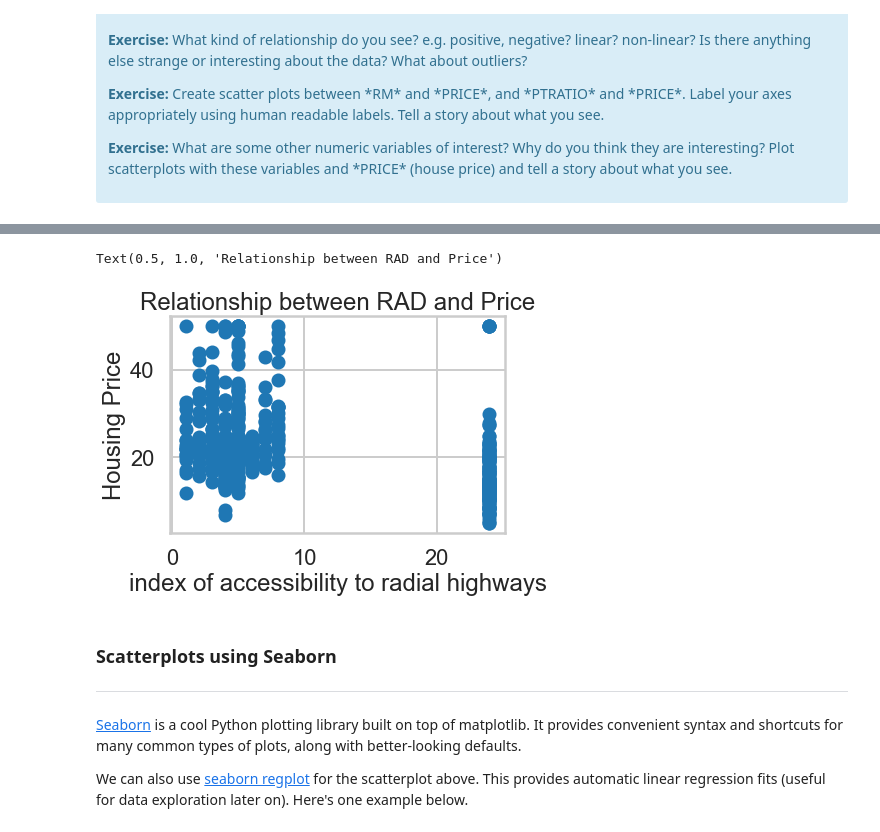
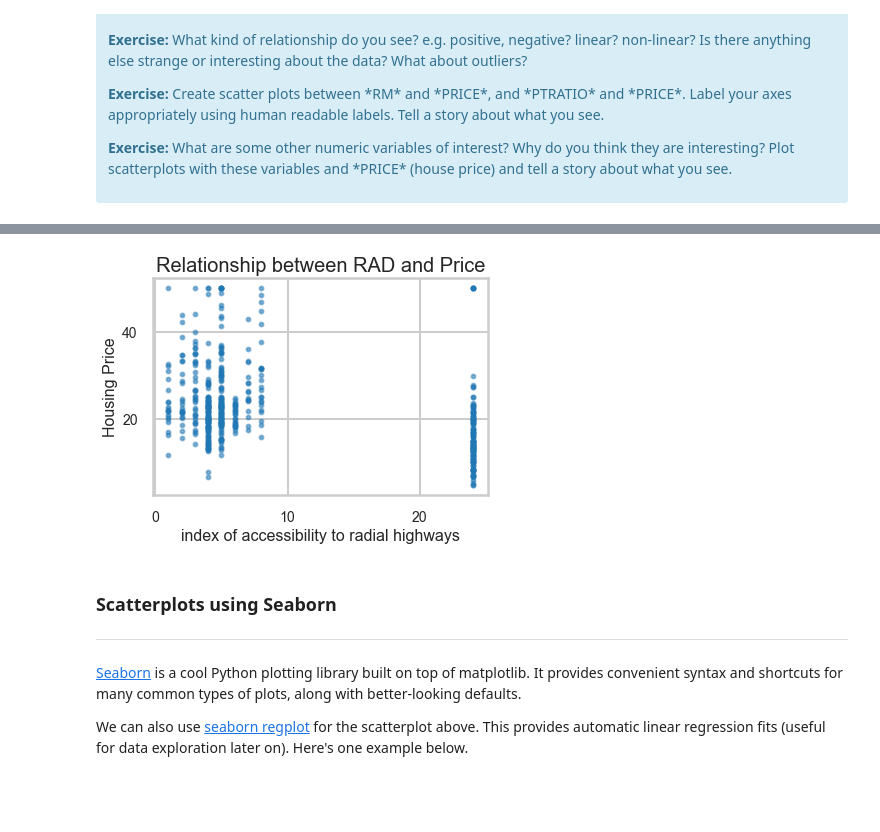
Before and after one commit to ProfAnshul/Linear_regression_Boston-Housing-dataset, a Jupyter notebook: Mini_Project_Linear_Regression.ipynb, the cells around one changed output, grey strips where cells are left out. Saved outputs shown, nothing was run; the diff lists cells and outputs as text; code cells hidden in the pictures; blank space fills up the shorter version.

```diff
--- a/Mini_Project_Linear_Regression.ipynb
+++ b/Mini_Project_Linear_Regression.ipynb
@@ -312,11 +322,14 @@ Text(0.5, 1.0, 'Relationship between PTRATIO and Price')
 # There is no relationship between PTratio and price
 # %%
-# your turn: create some other scatter plots
-plt.scatter(bos.RAD,bos.PRICE)
-plt.xlabel("index of accessibility to radial highways")
-plt.ylabel("Housing Price")
-plt.title("Relationship between RAD and Price")
+# Create some other scatter plots
+
+plt.scatter(bos.RAD,bos.PRICE,s=15,alpha=0.5)
+plt.xlabel("index of accessibility to radial highways",fontsize=16)
+plt.ylabel("Housing Price",fontsize=16)
+plt.title("Relationship between RAD and Price",fontsize=20)
+plt.xticks(fontsize=14)
+plt.yticks(fontsize=14)
+plt.show()
 # %% [output]
-Text(0.5, 1.0, 'Relationship between RAD and Price')
-[figure, old version]
+[figure, new version]
 # %%
```
Also changed, not shown: parts of 59 cells of this notebook.
